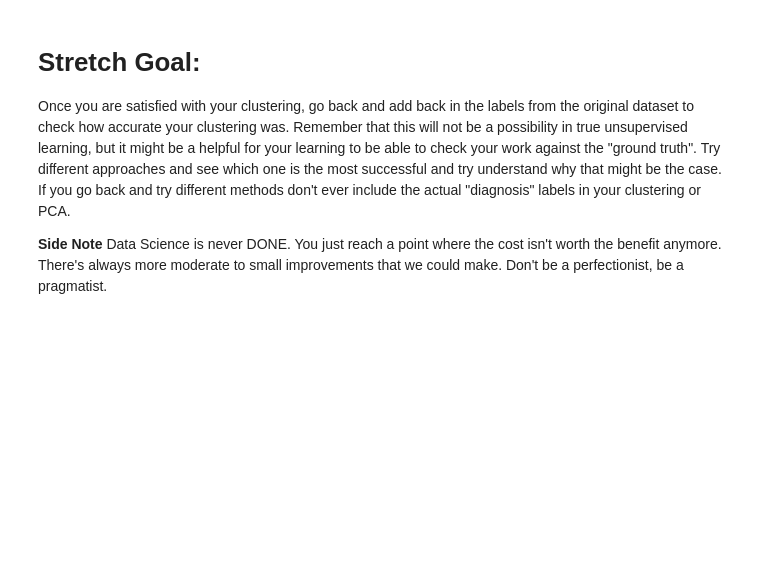
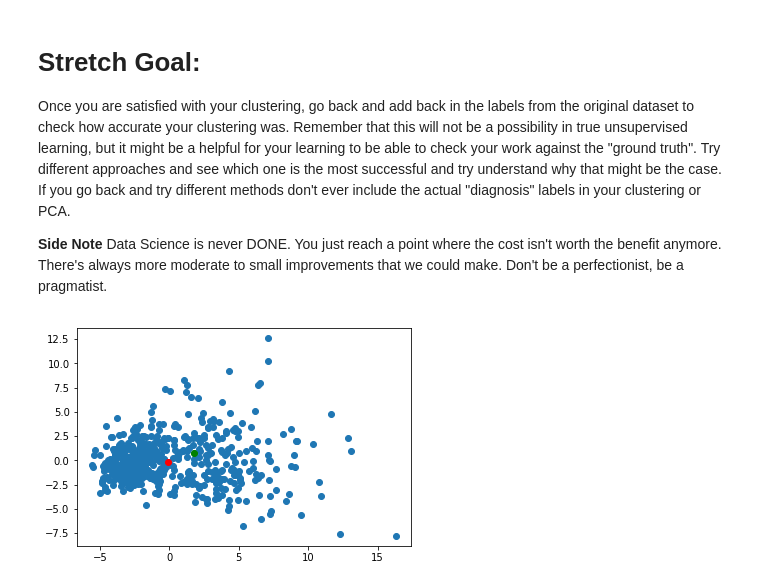
Before and after one commit to bloominstituteoftechnology/DS-Unit-1-Sprint-4-Linear-Algebra, a Jupyter notebook: module4-clustering/Cell_Clustering_Assignment.ipynb, the cells around one changed output. Cells and saved outputs as stored; diff of their text form; code cells hidden in the pictures; blank space fills up the shorter version.

```diff
--- a/module4-clustering/Cell_Clustering_Assignment.ipynb
+++ b/module4-clustering/Cell_Clustering_Assignment.ipynb
@@ -68,3 +117,11 @@ See what you can come up with. You have all the know-how!
 Once you are satisfied with your clustering, go back and add back in the labels from the original dataset to check how accurate your clustering was. Remember that this will not be a possibility in true unsupervised learning, but it might be a helpful for your learning to be able to check your work against the "ground truth". Try different approaches and see which one is the most successful and try understand why that might be the case. If you go back and try different methods don't ever include the actual "diagnosis" labels in your clustering or PCA.
 
 **Side Note** Data Science is never DONE. You just reach a point where the cost isn't worth the benefit anymore. There's always more moderate to small improvements that we could make. Don't be a perfectionist, be a pragmatist.
+# %%
+ax = plt.subplot(1,1,1)
+ax.scatter(principalDf['pc1'], principalDf['pc2'])
+ax.plot(centroids.iloc[0].pc1, centroids.iloc[0].pc2, "or")
+ax.plot(centroids.iloc[1].pc1, centroids.iloc[1].pc2, "og")
+plt.show()
+# %% [output]
+[figure, added]
```
Also changed, not shown: parts of 14 cells of this notebook.
